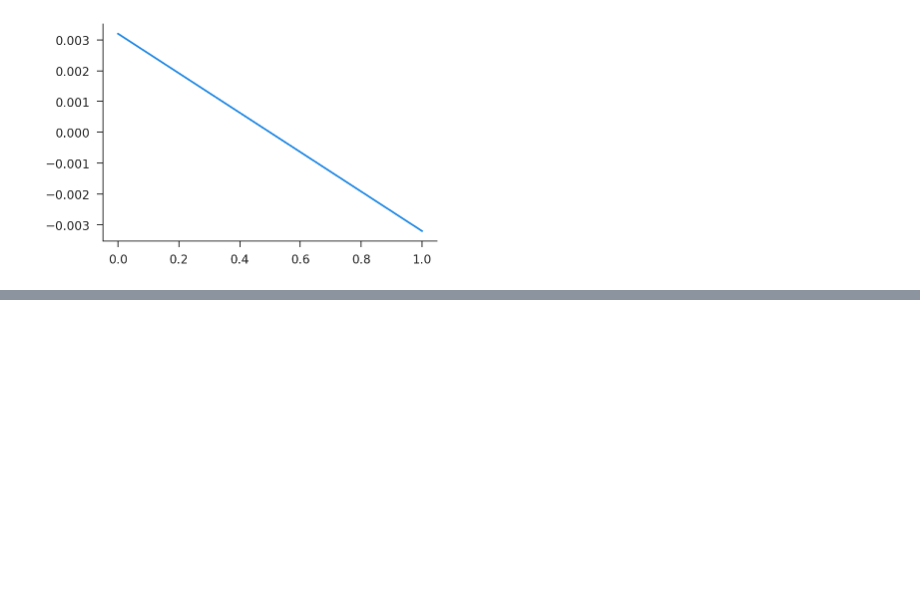
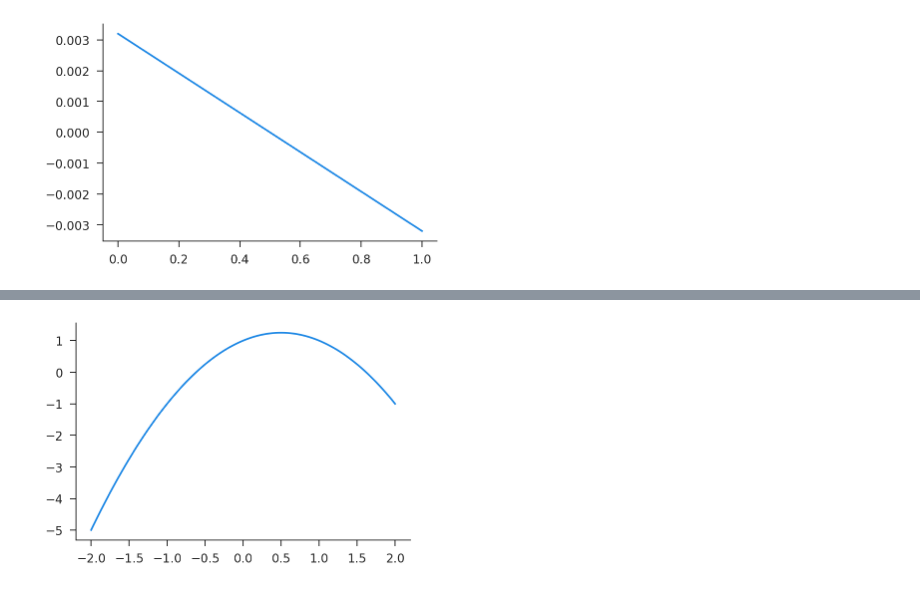
Before and after one commit to iamlemec/valjax, a Jupyter notebook: notebooks/testing.ipynb, the cells around one changed output, grey strips where cells are left out. Cells and saved outputs as stored; diff of their text form; code cells hidden in the pictures; blank space fills up the shorter version.

```diff
--- a/notebooks/testing.ipynb
+++ b/notebooks/testing.ipynb
@@ -105,0 +120,6 @@ plt.plot(s_grid, c - s_grid);
+# %%
+def obj(c, α):
+    return α*c + vj.interp(x, y, c)
+plt.plot(x, obj(x, 1.));
+# %% [output]
+[figure, added]
```
Also changed, not shown: parts of 14 cells of this notebook, 5 other files.
